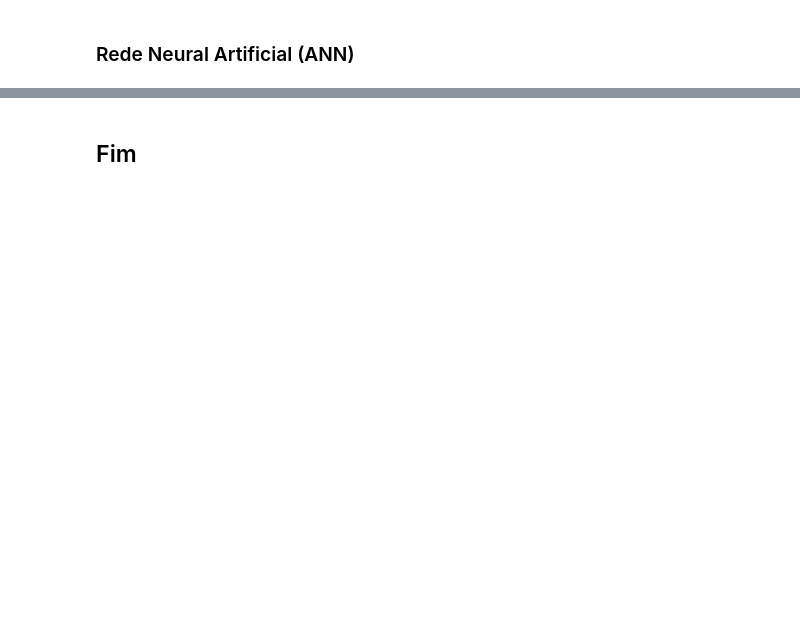
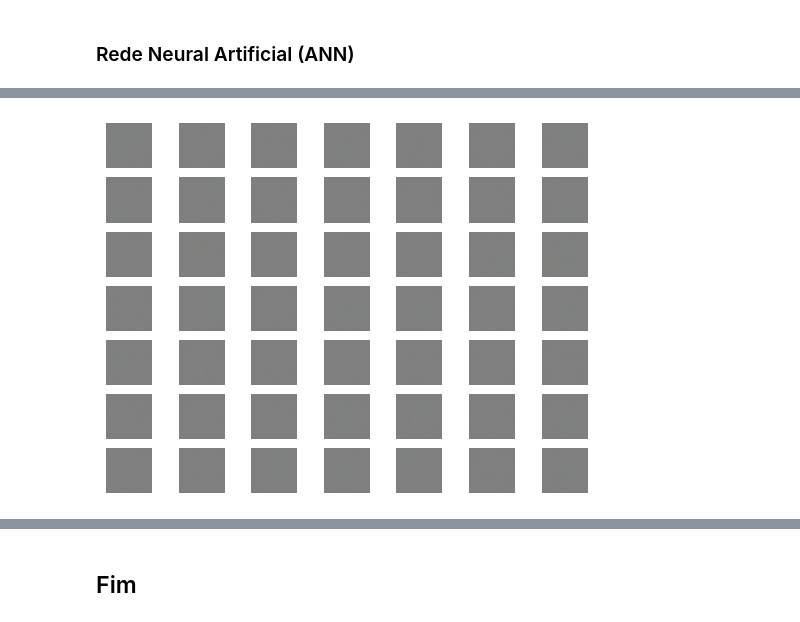
Before and after one commit to machadodecastro/python-ciencia-dados, a Jupyter notebook: cap13_machine_learning.ipynb, the cells around one changed output, grey strips where cells are left out. Cells and saved outputs as stored; diff of their text form; code cells hidden in the pictures; blank space fills up the shorter version.

```diff
--- a/cap13_machine_learning.ipynb
+++ b/cap13_machine_learning.ipynb
@@ -313,0 +596,52 @@ Precisão: 1.0
+# %%
+# generate points in latent space as input for the generator
+def generate_latent_points(latent_dim, n_samples):
+	# generate points in the latent space
+	x_input = randn(latent_dim * n_samples)
+	# reshape into a batch of inputs for the network
+	x_input = x_input.reshape(n_samples, latent_dim)
+	return x_input
+# %%
+# use the generator to generate n fake examples, with class labels
+def generate_fake_samples(g_model, latent_dim, n_samples):
+	# generate points in latent space
+	x_input = generate_latent_points(latent_dim, n_samples)
+	# predict outputs
+	X = g_model.predict(x_input)
+	# create 'fake' class labels (0)
+	y = zeros((n_samples, 1))
+	return X, y
+# %%
+# example of defining and using the generator model
+from numpy import zeros
+from numpy.random import randn
+from keras.models import Sequential
+from keras.layers import Dense
+from keras.layers import Reshape
+from keras.layers import Conv2D
+from keras.layers import Conv2DTranspose
+from keras.layers import LeakyReLU
+from matplotlib import pyplot
+
+
+
+# size of the latent space
+latent_dim = 100
+# define the discriminator model
+model = define_generator(latent_dim)
+# generate samples
+n_samples = 49
+X, _ = generate_fake_samples(model, latent_dim, n_samples)
+# scale pixel values from [-1,1] to [0,1]
+X = (X + 1) / 2.0
+# plot the generated samples
+for i in range(n_samples):
+	# define subplot
+	pyplot.subplot(7, 7, 1 + i)
+	# turn off axis labels
+	pyplot.axis('off')
+	# plot single image
+	pyplot.imshow(X[i])
+# show the figure
+pyplot.show()
+# %% [output]
@@ -313,0 +649 @@ Precisão: 1.0
+[figure, added]
```
Also changed, not shown: parts of 40 cells of this notebook, 1 other file.
